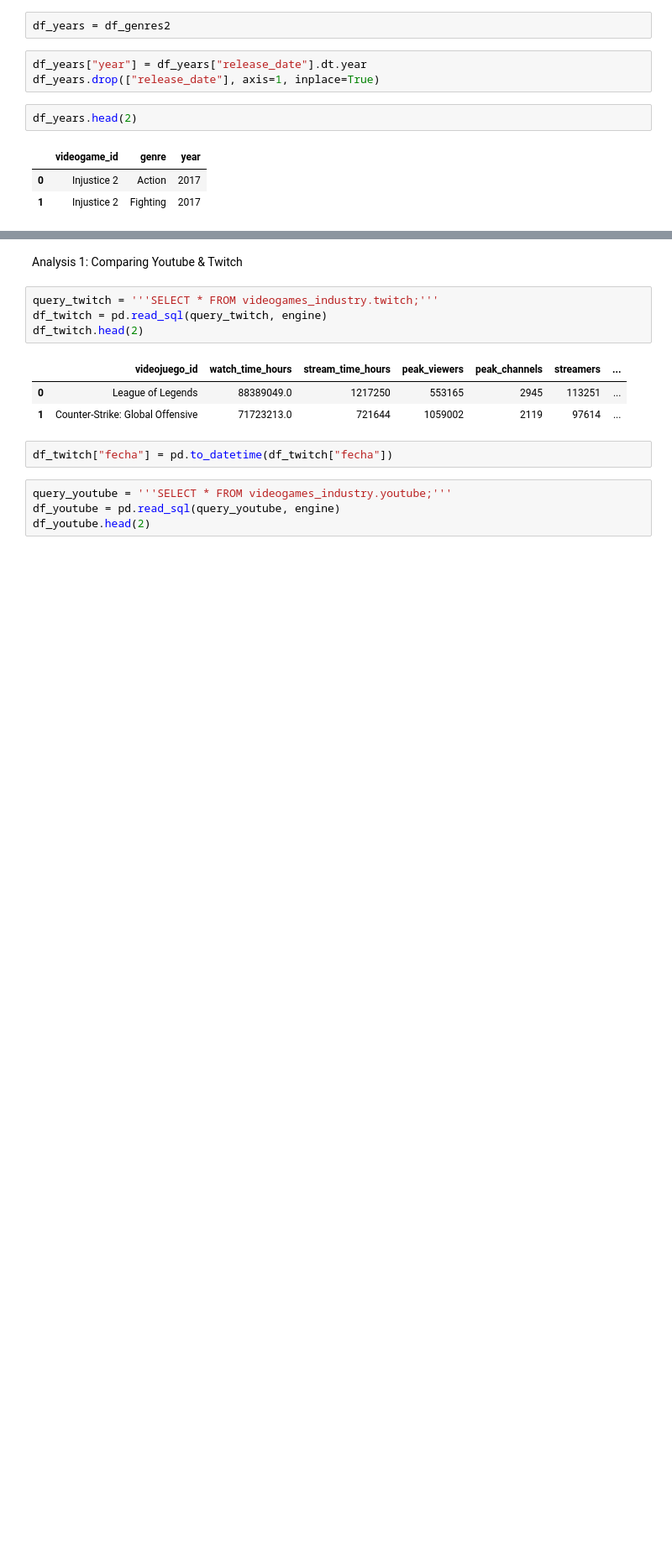
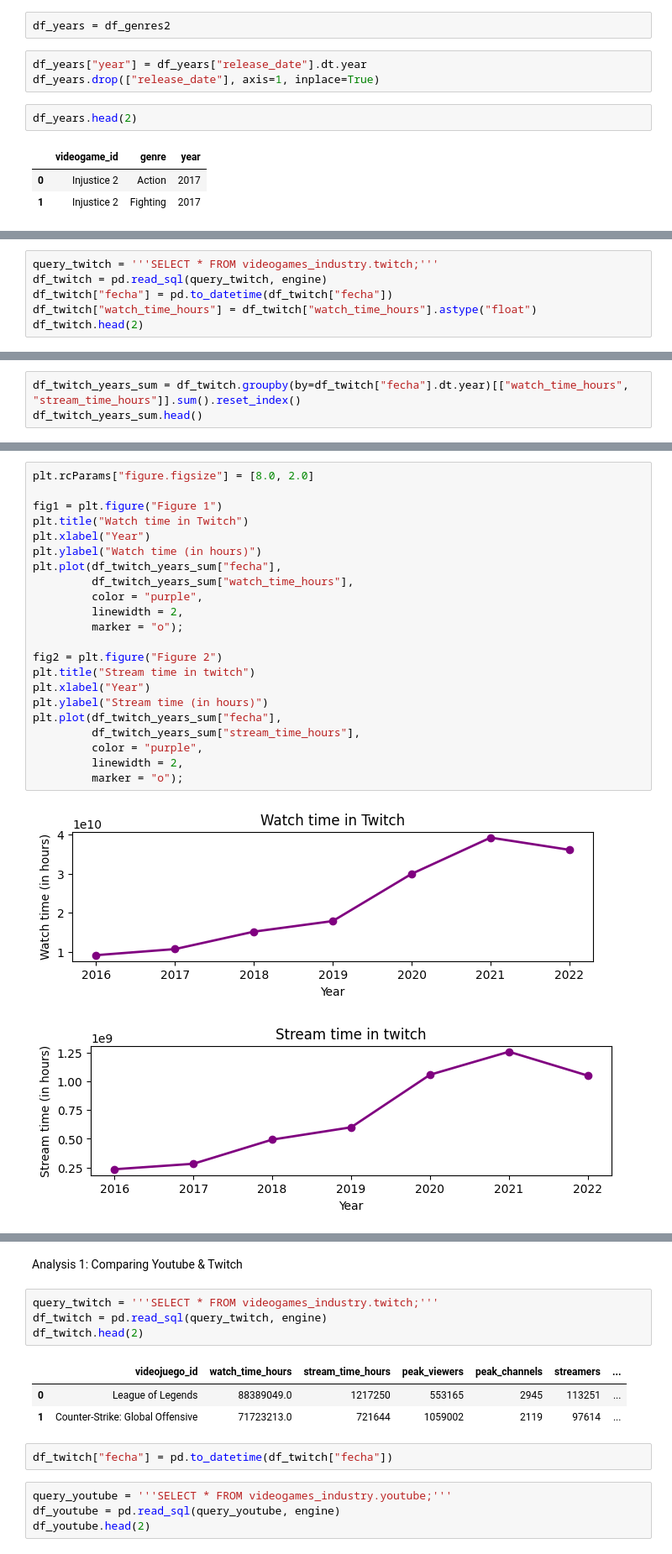
Before and after one commit to JorgeLlorente/video_gaming_industry_analysis, a Jupyter notebook: notebooks/data_visualization.ipynb, the cells around one changed output, grey strips where cells are left out. Shown at 84% size. Drawn from its saved outputs; the diff is of its cells as text; blank space fills up the shorter version.

```diff
--- a/notebooks/data_visualization.ipynb
+++ b/notebooks/data_visualization.ipynb
@@ -315,0 +411,6 @@ df_years.groupby(["genre"])["year"].count().reset_index()
+# %%
+query_twitch = '''SELECT * FROM videogames_industry.twitch;'''
+df_twitch = pd.read_sql(query_twitch, engine)
+df_twitch["fecha"] = pd.to_datetime(df_twitch["fecha"])
+df_twitch["watch_time_hours"] = df_twitch["watch_time_hours"].astype("float")
+df_twitch.head(2)
@@ -315,0 +421,3 @@ df_years.groupby(["genre"])["year"].count().reset_index()
+# %%
+df_twitch_years_sum = df_twitch.groupby(by=df_twitch["fecha"].dt.year)[["watch_time_hours", "stream_time_hours"]].sum().reset_index()
+df_twitch_years_sum.head()
@@ -315,0 +431,25 @@ df_years.groupby(["genre"])["year"].count().reset_index()
+# %%
+plt.rcParams["figure.figsize"] = [8.0, 2.0]
+
+fig1 = plt.figure("Figure 1")
+plt.title("Watch time in Twitch")
+plt.xlabel("Year")
+plt.ylabel("Watch time (in hours)")
+plt.plot(df_twitch_years_sum["fecha"],
+         df_twitch_years_sum["watch_time_hours"],
+         color = "purple",
+         linewidth = 2,
+         marker = "o");
+
+fig2 = plt.figure("Figure 2")
+plt.title("Stream time in twitch")
+plt.xlabel("Year")
+plt.ylabel("Stream time (in hours)")
+plt.plot(df_twitch_years_sum["fecha"],
+         df_twitch_years_sum["stream_time_hours"],
+         color = "purple",
+         linewidth = 2,
+         marker = "o");
+# %% [output]
+[figure, added]
+[figure, added]
```
Also changed, not shown: parts of 28 cells of this notebook, 9 other files.
